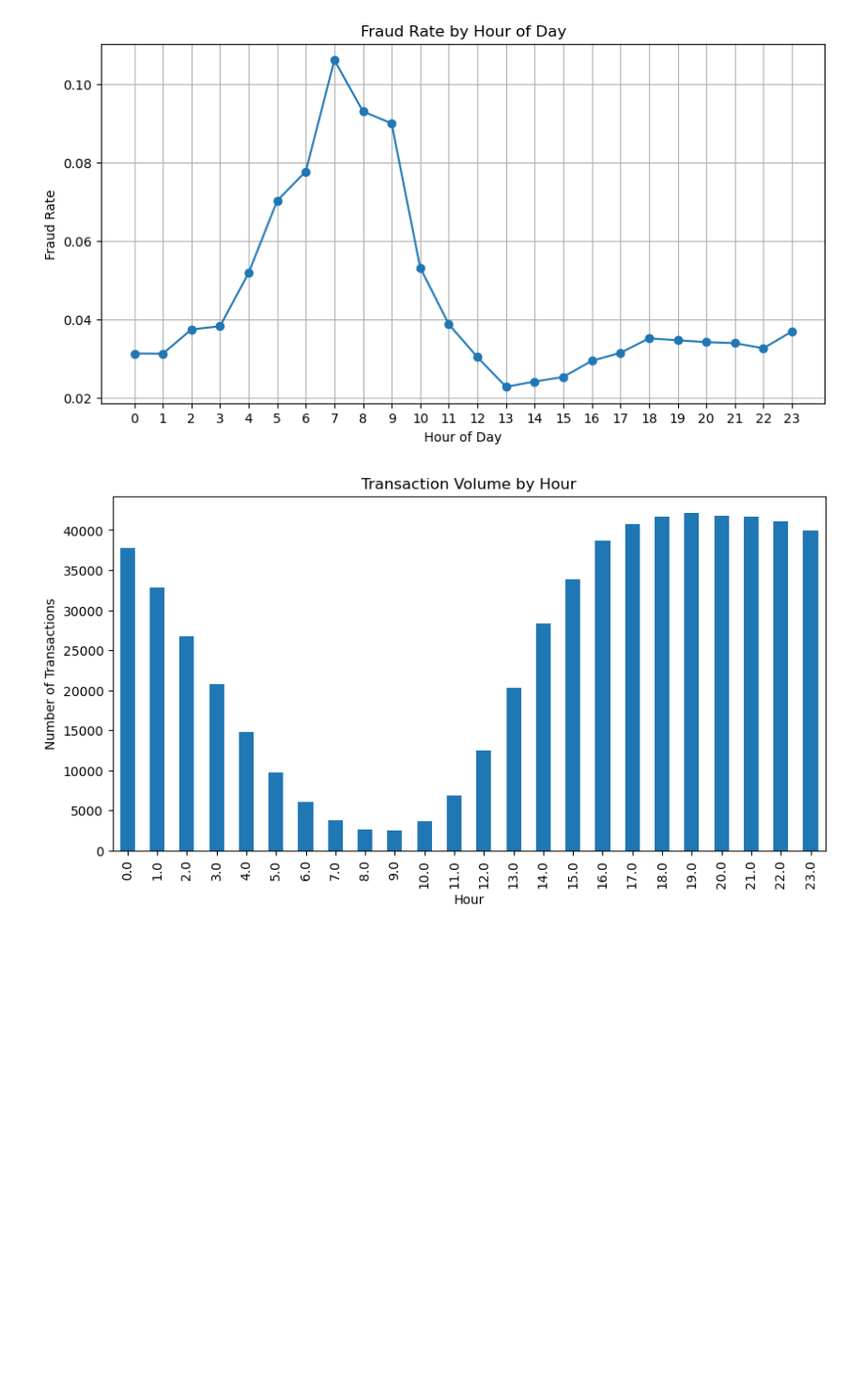
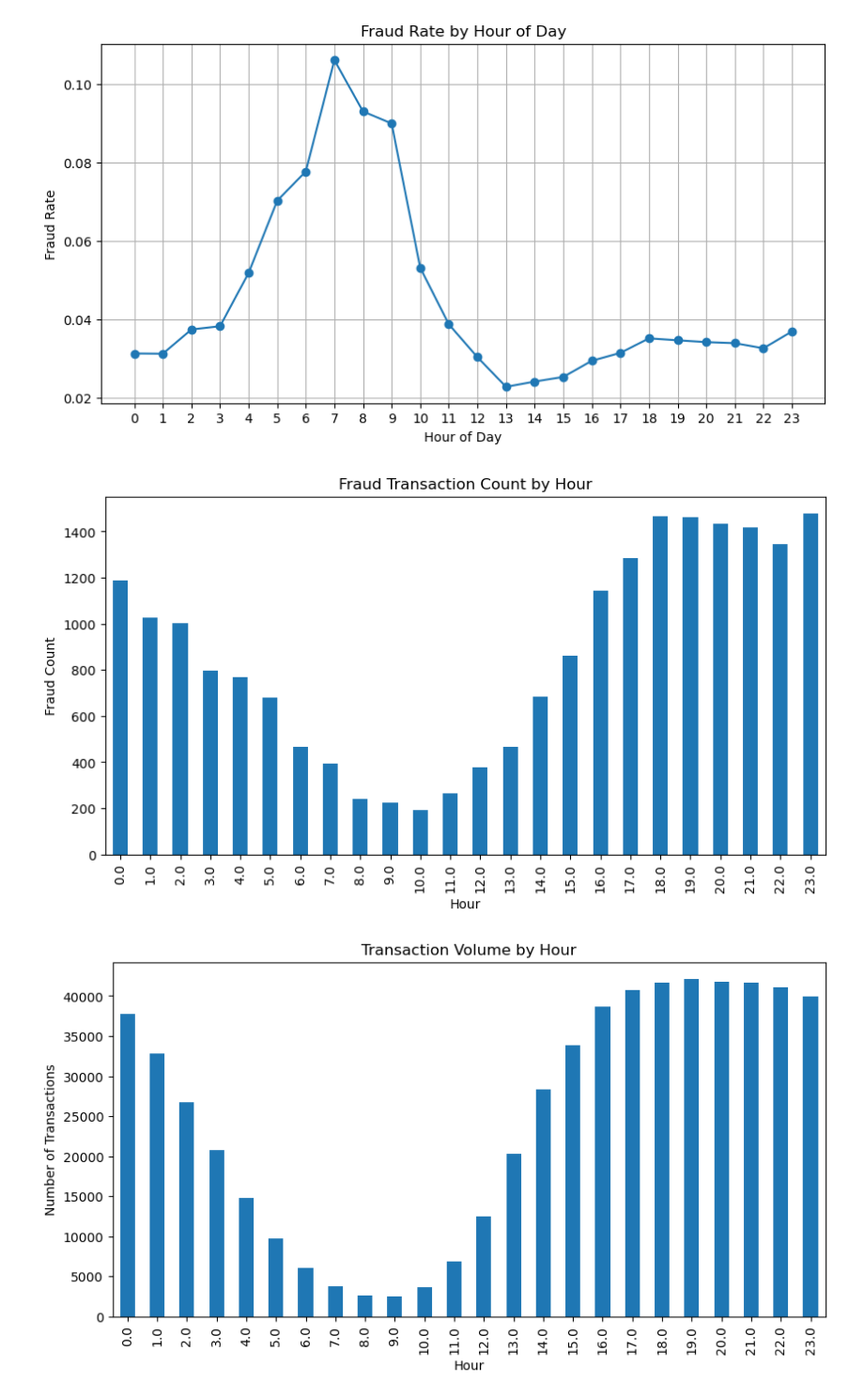
Before and after one commit to g-tapia/fraud-detection-system, a Jupyter notebook: notebooks/eda_modeling.ipynb, the cells around one changed output. Shown at 94% size. Saved outputs shown, nothing was run; the diff lists cells and outputs as text; code cells hidden in the pictures; blank space fills up the shorter version.

```diff
--- a/notebooks/eda_modeling.ipynb
+++ b/notebooks/eda_modeling.ipynb
@@ -717,6 +718,29 @@ plt.grid(True)
 plt.show()
 # %% [output]
 [figure]
+# %%
+# I compared both fraud transaction volume and fraud rate by hour.
+# While the largest number of fraud transactions occurred during
+# high-volume evening periods, the highest fraud risk occurred
+# during low-volume early morning hours.
+#
+# This showed that fraud probability changes throughout the day
+# and that transaction timing carries meaningful behavioral signal.
+fraud_count = (
+    df_time[df_time["isFraud"] == 1]
+    .groupby("hour")
+    .size()
+)
+
+fraud_count.plot(kind="bar", figsize=(10,5))
+
+plt.title("Fraud Transaction Count by Hour")
+plt.xlabel("Hour")
+plt.ylabel("Fraud Count")
+
+plt.show()
+# %% [output]
+[figure, added]
 # %%
 transaction_volume = (
     df_time
```
Also changed, not shown: parts of 10 cells of this notebook.
